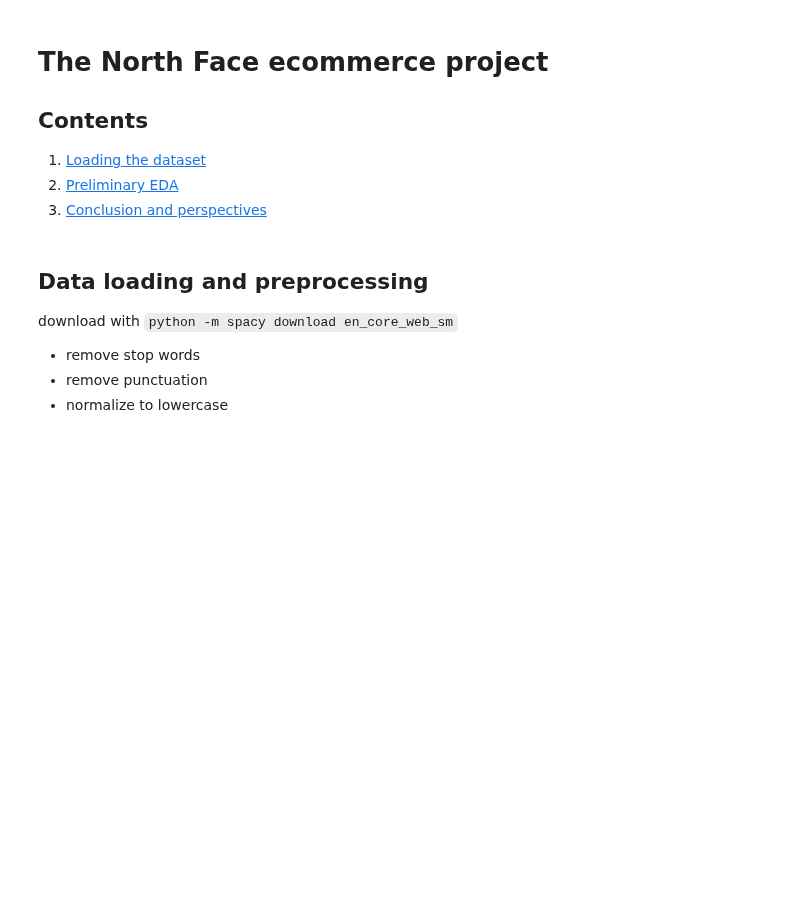
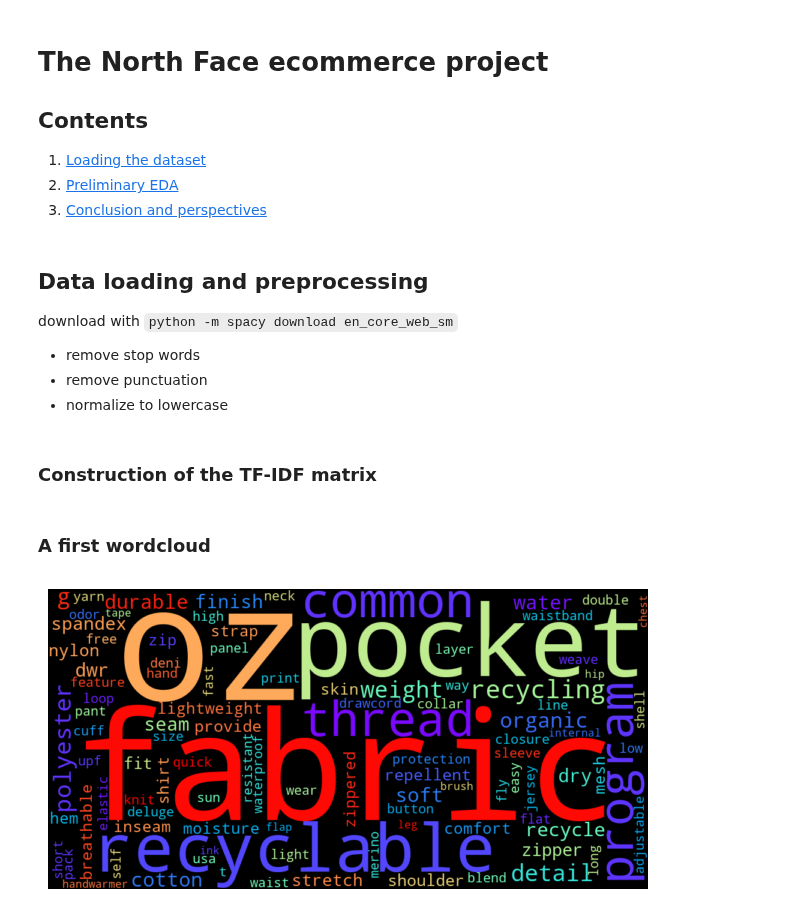
Before and after one commit to netesf13d/jedha-projects, a Jupyter notebook: 1-03-The_North_Face_ecommerce/The_North_Face_ecommerce.ipynb, the cells around one changed output. Cells and saved outputs as stored; diff of their text form; code cells hidden in the pictures; blank space fills up the shorter version.

```diff
--- a/1-03-The_North_Face_ecommerce/The_North_Face_ecommerce.ipynb
+++ b/1-03-The_North_Face_ecommerce/The_North_Face_ecommerce.ipynb
@@ -27,19 +31,25 @@ download with `python -m spacy download en_core_web_sm`
 - normalize to lowercase
 # %%
 ## Load the file
-with open('../sample-data.csv', 'rt', encoding='utf-8') as f:
+with open('./sample-data.csv', 'rt', encoding='utf-8') as f:
     reader = csv.reader(f, delimiter=',', quoting=csv.QUOTE_STRINGS)
     next(reader, None) # remove header
-    descriptions = [row[1] for row in reader]
+    data = [row for row in reader]
+
+description_id = [row[0] for row in data]
+descriptions = [row[1] for row in data]
 # %%
 ## remove HTML tags
 descriptions = [re.sub(r'<[a-z/]+>', ' ', d) for d in descriptions]
 # %%
 ## normalize into lemmas
 nlp = spacy.load('en_core_web_sm')
-lemma_corpus = []
+corpus = []
 for desc in descriptions:
     doc = nlp(desc)
-    doc = [wd.lemma_.lower() for wd in doc
-           if not wd.is_stop and (wd.like_num or wd.is_alpha)]
-    lemma_corpus.append(np.array(doc))
+    doc = ' '.join(wd.lemma_.lower() for wd in doc
+                   if not wd.is_stop and (wd.is_alpha))#  or wd.like_num))
+    corpus.append(doc)
+corpus = np.array(corpus, dtype=object)
+# %% [markdown]
+### Construction of the TF-IDF matrix
@@ -45,0 +62,28 @@ for desc in descriptions:
+# %% [markdown]
+### A first wordcloud
+# %%
+def create_wordcloud(text: str, **kwargs)-> np.ndarray:
+    """
+    !!! re-doc
+    Return a numpy array representing a wordcloud of the array.
+    """
+    defaults = {'width': 1000, 'height': 500, 'min_font_size': 14,
+                'colormap': 'rainbow', 'collocations': False,
+                'random_state': 1234}
+    wc = wordcloud.WordCloud(**(defaults | kwargs))
+    wc = wc.generate(text)
+    return wc.to_array()
+
+
+wc_arr = create_wordcloud(' '.join(corpus))
+xy_ratio = wc_arr.shape[0] / wc_arr.shape[1]
+
+wc_fig1 = plt.figure(figsize=(6, 6*xy_ratio), dpi=100)
+wc_ax1 = wc_fig1.add_axes(rect=(0, 0, 1, 1))
+
+wc_ax1.axis('off')
+wc_ax1.imshow(wc_arr, interpolation='bilinear')
+
+plt.show()
+# %% [output]
+[figure, added]
```
Also changed, not shown: parts of 9 cells of this notebook, 1 other file.
